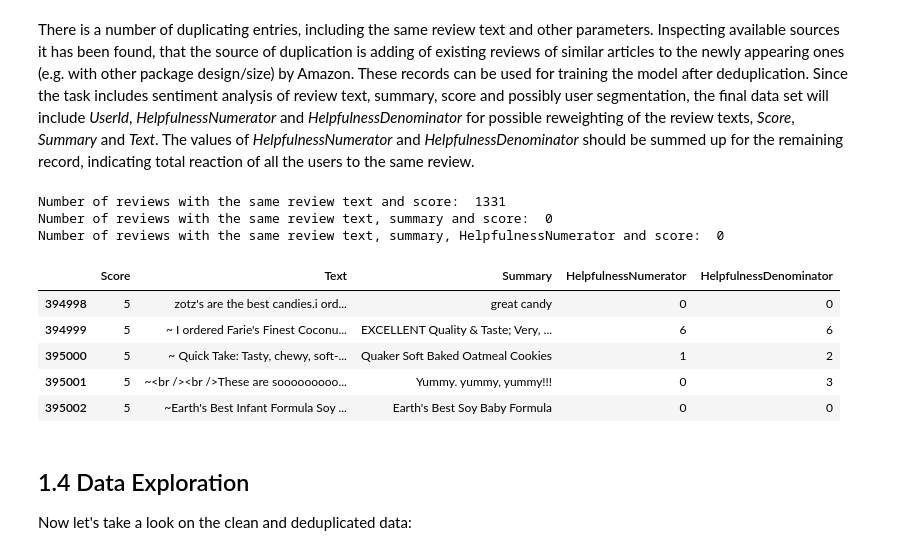
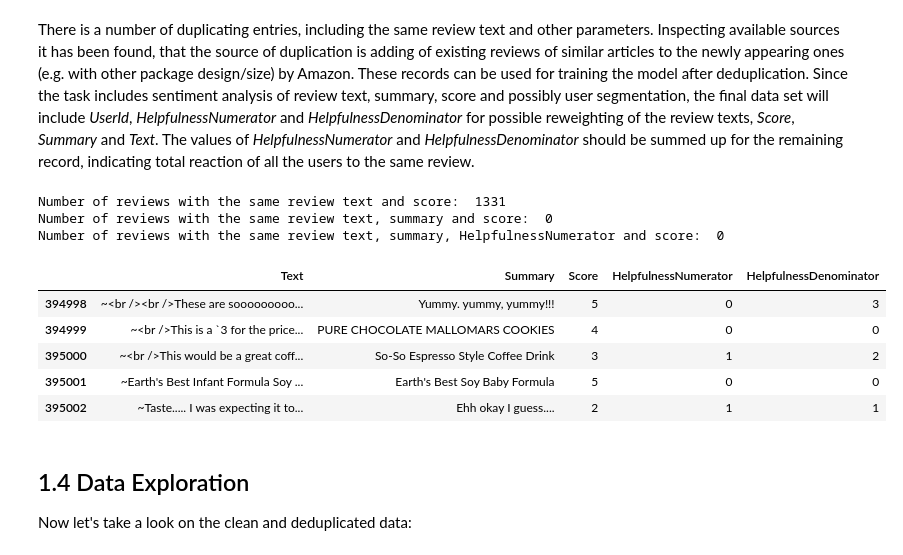
Before and after one commit to EvgenyGorelov/Food_Reviews, a Jupyter notebook: Exploration.ipynb, the cells around one changed output. Saved outputs shown, nothing was run; the diff lists cells and outputs as text; code cells hidden in the pictures.

Commit message:
sorting by score removed

```diff
--- a/Exploration.ipynb
+++ b/Exploration.ipynb
@@ -214,27 +214,27 @@ Inspecting available sources it has been found, that the source of duplication i
 # %%
 sum_user_reaction = {c: "first" if c == "UserId"
                      else "sum" for c in ["HelpfulnessNumerator", "HelpfulnessDenominator"]}
-df_dedup = df_clean.groupby(["Score", "Text", "Summary"]).agg(sum_user_reaction).reset_index()
+df_dedup = df_clean.groupby(["Text", "Summary", "Score"]).agg(sum_user_reaction).reset_index()
 print("Number of reviews with the same review text and score: ",
       df_dedup.duplicated(subset=["Score", "Text"]).sum())
 print("Number of reviews with the same review text, summary and score: ",
       df_dedup.duplicated(subset=["Score", "Text", "Summary"]).sum())
 print(
     "Number of reviews with the same review text, summary, "
     "HelpfulnessNumerator and score: ",
     df_dedup.duplicated(
         subset=["Score", "Text", "Summary", "HelpfulnessNumerator"]).sum())
 df_dedup.tail()
 # %% [output]
 Number of reviews with the same review text and score:  1331
 Number of reviews with the same review text, summary and score:  0
 Number of reviews with the same review text, summary, HelpfulnessNumerator and score:  0
-|  | Score | Text | Summary | HelpfulnessNumerator | HelpfulnessDenominator |
-| 394998 | 5 | zotz's are the best candies.i ord... | great candy | 0 | 0 |
-| 394999 | 5 | ~ I ordered Farie's Finest Coconu... | EXCELLENT Quality & Taste; Very, ... | 6 | 6 |
-| 395000 | 5 | ~ Quick Take: Tasty, chewy, soft-... | Quaker Soft Baked Oatmeal Cookies | 1 | 2 |
-| 395001 | 5 | ~<br /><br />These are sooooooooo... | Yummy. yummy, yummy!!! | 0 | 3 |
-| 395002 | 5 | ~Earth's Best Infant Formula Soy ... | Earth's Best Soy Baby Formula | 0 | 0 |
+|  | Text | Summary | Score | HelpfulnessNumerator | HelpfulnessDenominator |
+| 394998 | ~<br /><br />These are sooooooooo... | Yummy. yummy, yummy!!! | 5 | 0 | 3 |
+| 394999 | ~<br />This is a `3 for the price... | PURE CHOCOLATE MALLOMARS COOKIES | 4 | 0 | 0 |
+| 395000 | ~<br />This would be a great coff... | So-So Espresso Style Coffee Drink | 3 | 1 | 2 |
+| 395001 | ~Earth's Best Infant Formula Soy ... | Earth's Best Soy Baby Formula | 5 | 0 | 0 |
+| 395002 | ~Taste..... I was expecting it to... | Ehh okay I guess.... | 2 | 1 | 1 |
 # %%
 df_dedup.to_csv("ReviewsDedup.csv.zip", compression="zip")
 # %% [markdown]
```
Also changed, not shown: parts of 4 cells of this notebook.
